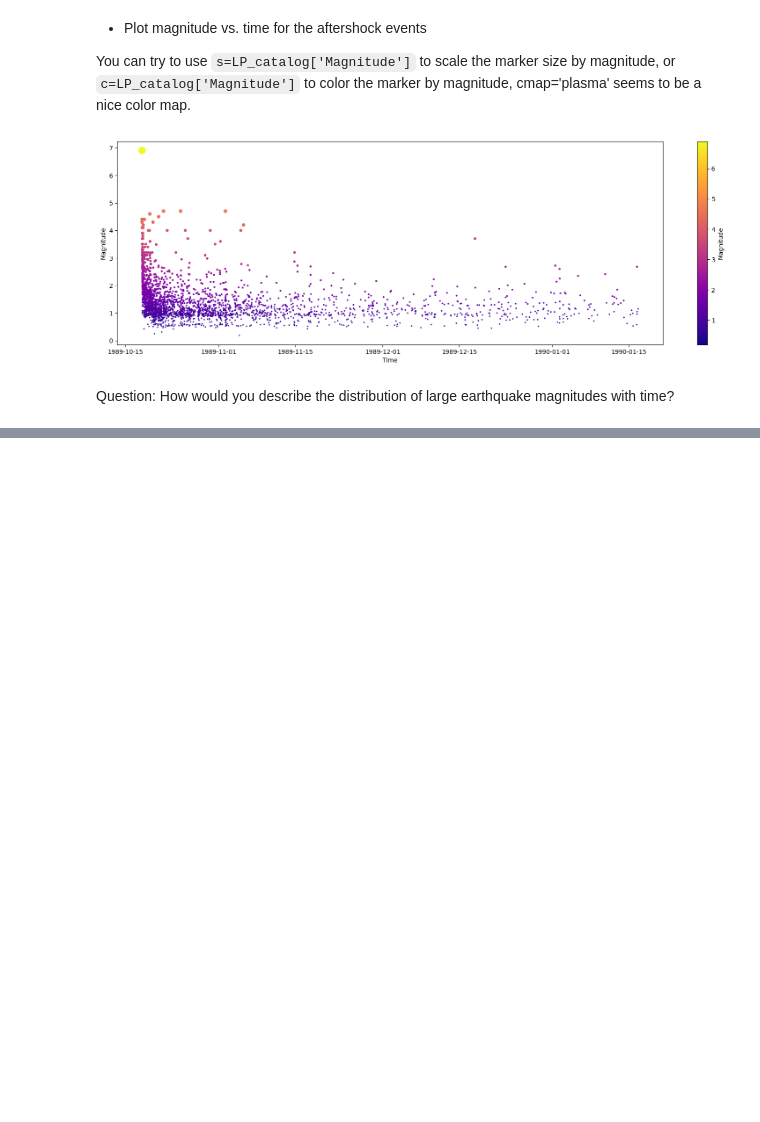
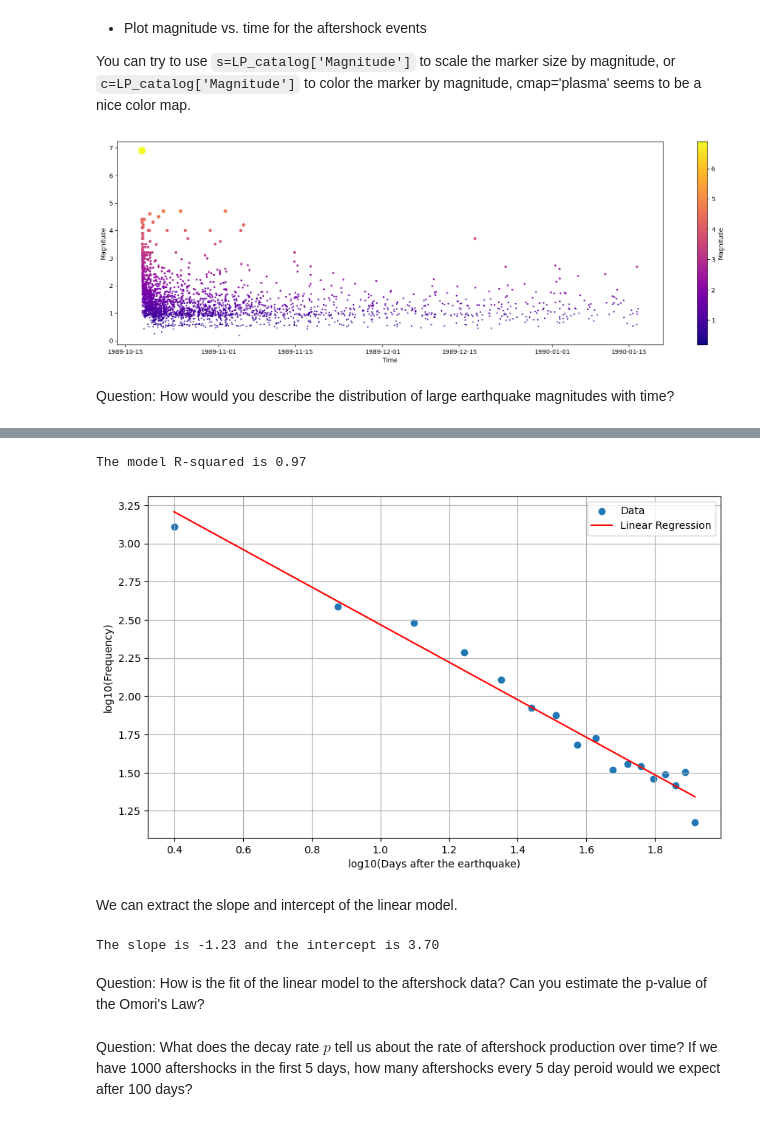
Before and after one commit to AI4EPS/EPS88_PyEarth, a Jupyter notebook: docs/lectures/others/homework04.ipynb, the cells around one changed output, grey strips where cells are left out. Cells and saved outputs as stored; diff of their text form; code cells hidden in the pictures; blank space fills up the shorter version.

```diff
--- a/docs/lectures/others/homework04.ipynb
+++ b/docs/lectures/others/homework04.ipynb
@@ -1292,3 +1315,62 @@ By how much is the rate of aftershock occurrence reduced after 7 days? After 30
+# %%
+## Calcualte frequency of earthquakes using np.histogram. Using using days_bins between 0 and 90 days for every 5 days.
+days_bins = np.arange(0, 90, 5)
+frequency, bins = np.histogram(LP_catalog['days_since_earthquake'], bins = days_bins)
+
+## Calculate the days on bin centers becuase the "bins" variable is defined as the bin edges
+days_bins = (bins[:-1] + bins[1:]) / 2
+
+## Define the input and output variables. Hint: use `np.log10(frequency)` to take the logarithm of the frequency and `np.log10(days_bins)` to take the logarithm of the days_bins
+X = np.log10(days_bins)
+y = np.log10(frequency)
+
+## filter out the inf values
+X = X[~np.isinf(y)]
+y = y[~np.isinf(y)]
+
+## Reshape the input and output variables to be vertical arrays
+X = X.reshape(-1, 1)
+y = y.reshape(-1, 1)
+
+## Fit a linear model using LinearRegression() from sklearn
+model = LinearRegression()
+model.fit(X, y)
+
+## Get prediction from the model
+y_pred = model.predict(X)
+
+## Evaluate the model using r2_score
+R_squared = r2_score(y, y_pred)
+
+print(f'The model R-squared is {R_squared:.2f}')
+
+## Plot the prediction
+plt.figure(figsize=(10, 6))
+plt.scatter(X, y, label='Data')
+plt.plot(X, y_pred, color='red', label='Linear Regression')
+plt.xlabel('log10(Days after the earthquake)')
+plt.ylabel('log10(Frequency)')
+plt.legend()
+plt.grid()
+
+plt.show()
+# %% [output]
+The model R-squared is 0.97
+[figure, added]
+# %% [markdown]
+We can extract the slope and intercept of the linear model.
+# %%
+## Get the slope and intercept
+slope = model.coef_[0][0]
+intercept = model.intercept_[0]
+
+print(f'The slope is {slope:.2f} and the intercept is {intercept:.2f}')
+# %% [output]
+The slope is -1.23 and the intercept is 3.70
+# %% [markdown]
+Question: How is the fit of the linear model to the aftershock data? Can you estimate the p-value of the Omori's Law?
+# %% [markdown]
+Question: What does the decay rate $p$ tell us about the rate of aftershock production over time? If we have 1000 aftershocks in the first 5 days, how many aftershocks every 5 day peroid would we expect after 100 days?
 # %% [markdown]
 - Earthquake recurrence in the San Francisco Bay Area
 
```
Also changed, not shown: parts of 9 cells of this notebook.
